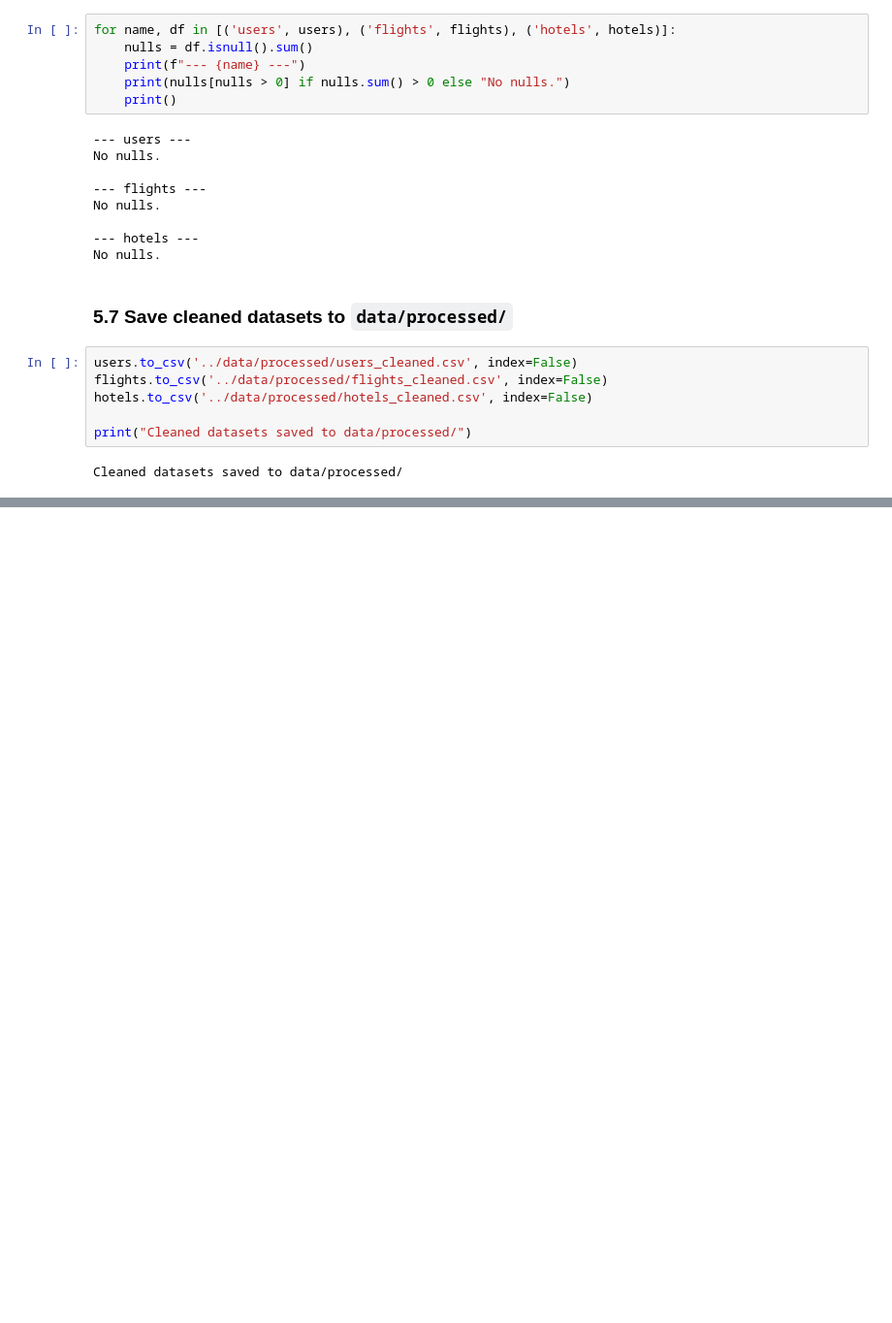
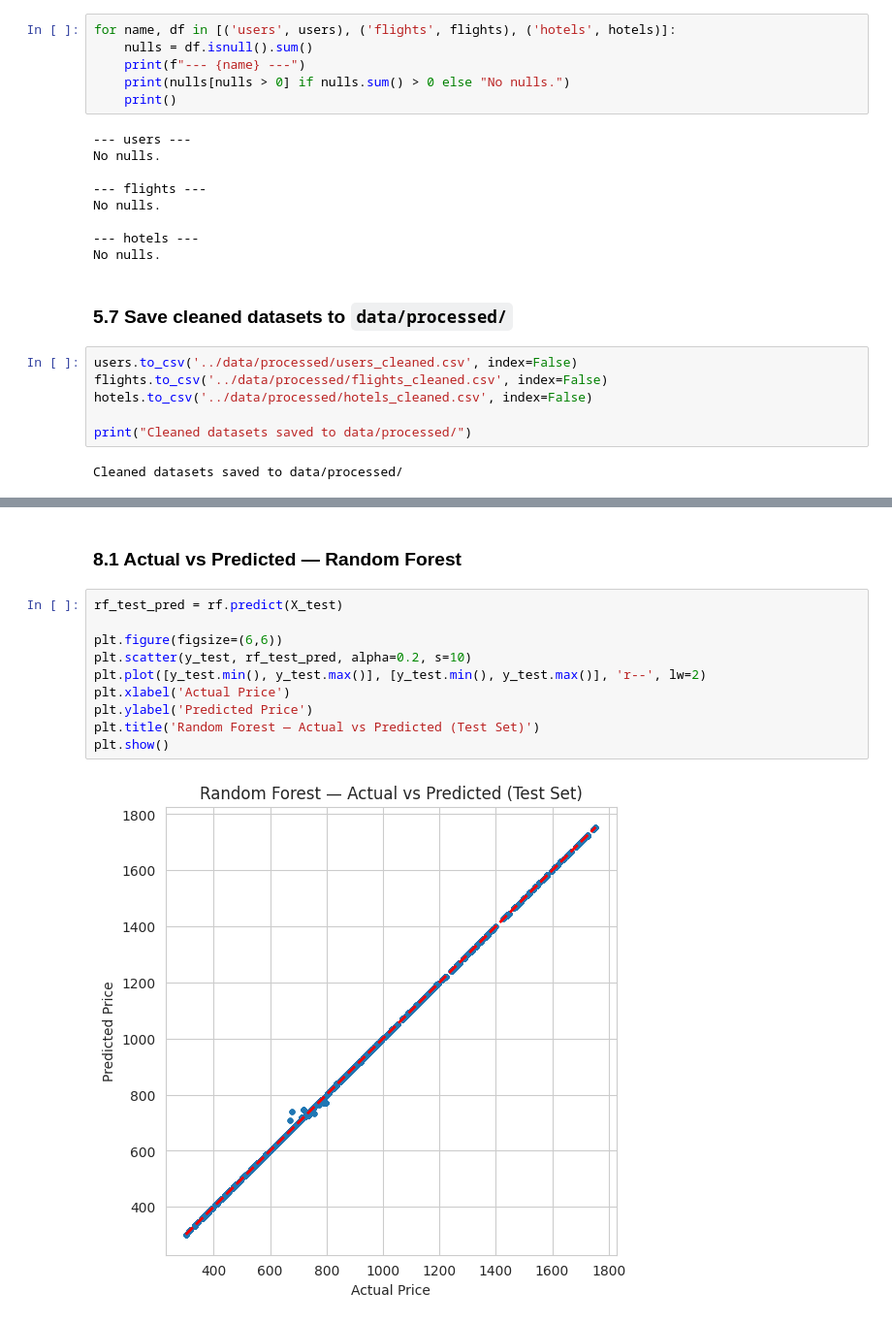
Before and after one commit to HariKrishnaKumar-watersprinter/voyage-analytics-integrating-mlops-AIML-intern-labmentix, a Jupyter notebook: notebooks/Voyage_Analytics_Capstone.ipynb, the cells around one changed output, grey strips where cells are left out. Shown at 97% size. Cells and saved outputs as stored; diff of their text form; blank space fills up the shorter version.

```diff
--- a/notebooks/Voyage_Analytics_Capstone.ipynb
+++ b/notebooks/Voyage_Analytics_Capstone.ipynb
@@ -635,0 +930,14 @@ Cleaned datasets saved to data/processed/
+# %% [markdown]
+### 8.1 Actual vs Predicted — Random Forest
+# %%
+rf_test_pred = rf.predict(X_test)
+
+plt.figure(figsize=(6,6))
+plt.scatter(y_test, rf_test_pred, alpha=0.2, s=10)
+plt.plot([y_test.min(), y_test.max()], [y_test.min(), y_test.max()], 'r--', lw=2)
+plt.xlabel('Actual Price')
+plt.ylabel('Predicted Price')
+plt.title('Random Forest — Actual vs Predicted (Test Set)')
+plt.show()
+# %% [output]
+[figure, added]
```
Also changed, not shown: parts of 47 cells of this notebook, 12 other files.
